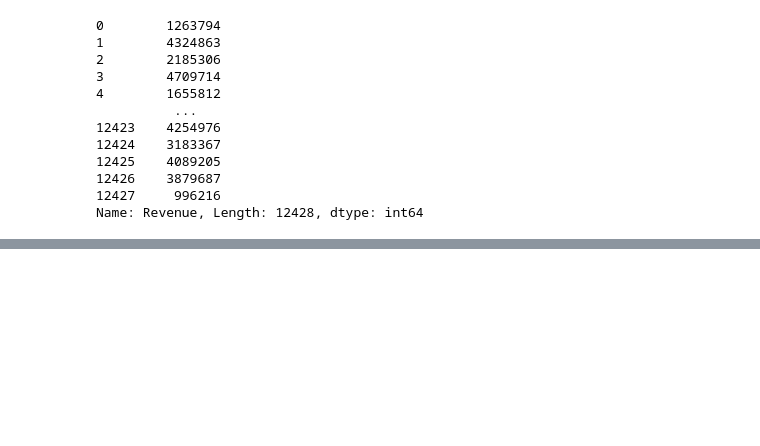
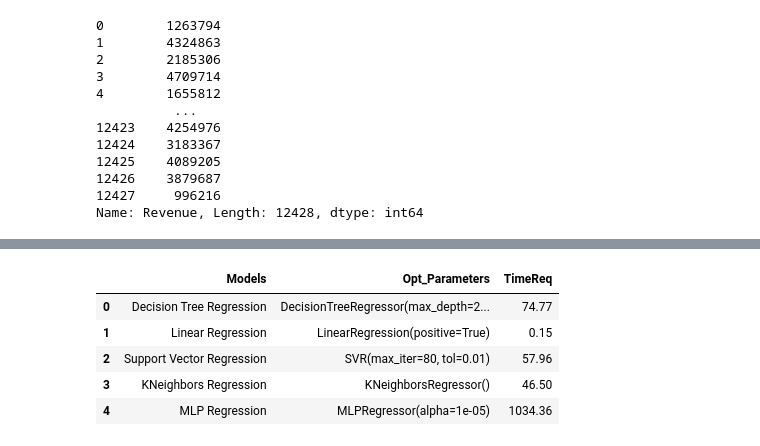
Before and after one commit to manojorugonda/Utilizing-Machine-Learning-for-Predicting-Investment-Trends-in-Startup-Ventures, a Jupyter notebook: Utilizing Machine Learning for Predicting Investment Trends in Startup Ventures (3).ipynb, the cells around one changed output, grey strips where cells are left out. Cells and saved outputs as stored; diff of their text form; code cells hidden in the pictures; blank space fills up the shorter version.

```diff
--- a/Utilizing Machine Learning for Predicting Investment Trends in Startup Ventures (3).ipynb
+++ b/Utilizing Machine Learning for Predicting Investment Trends in Startup Ventures (3).ipynb
@@ -318,0 +397,15 @@ Name: Revenue, Length: 12428, dtype: int64
+# %%
+if "SiiTuningRecord.csv" not in os.listdir():
+    OptPrmData=pandas.DataFrame({"Models":SiiRegNms,"Opt_Parameters":bstestim,"TimeReq":TimeOptimize})
+    OptPrmData.to_csv("SiiTuningRecord.csv")
+else:
+    OptPrmData=pandas.read_csv("SiiTuningRecord.csv")
+    OptPrmData=OptPrmData.drop('Unnamed: 0',axis=1)
+OptPrmData
+# %% [output]
+|  | Models | Opt_Parameters | TimeReq |
+| 0 | Decision Tree Regression | DecisionTreeRegressor(max_depth=2... | 74.77 |
+| 1 | Linear Regression | LinearRegression(positive=True) | 0.15 |
+| 2 | Support Vector Regression | SVR(max_iter=80, tol=0.01) | 57.96 |
+| 3 | KNeighbors Regression | KNeighborsRegressor() | 46.50 |
+| 4 | MLP Regression | MLPRegressor(alpha=1e-05) | 1034.36 |
```
Also changed, not shown: parts of 5 cells of this notebook.
